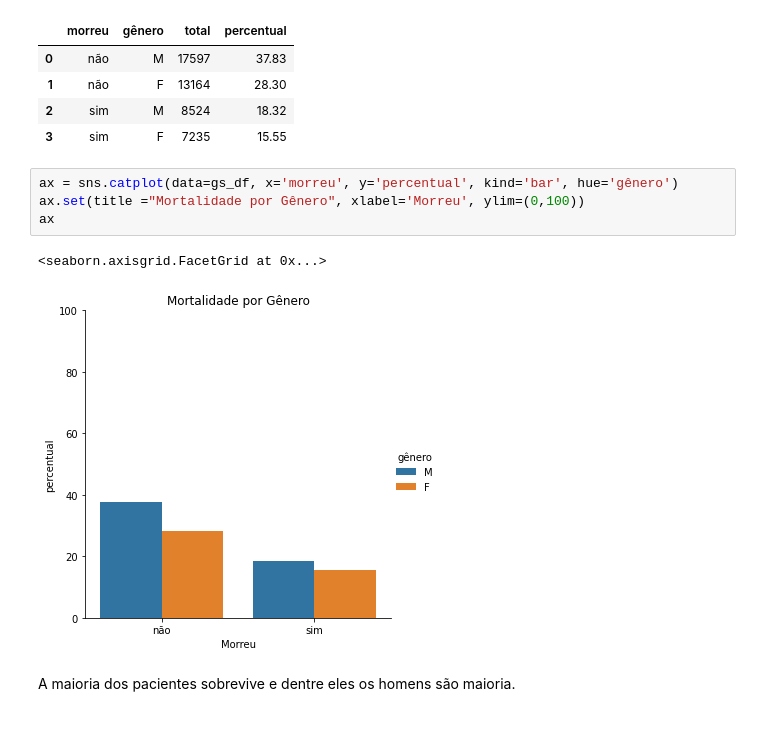
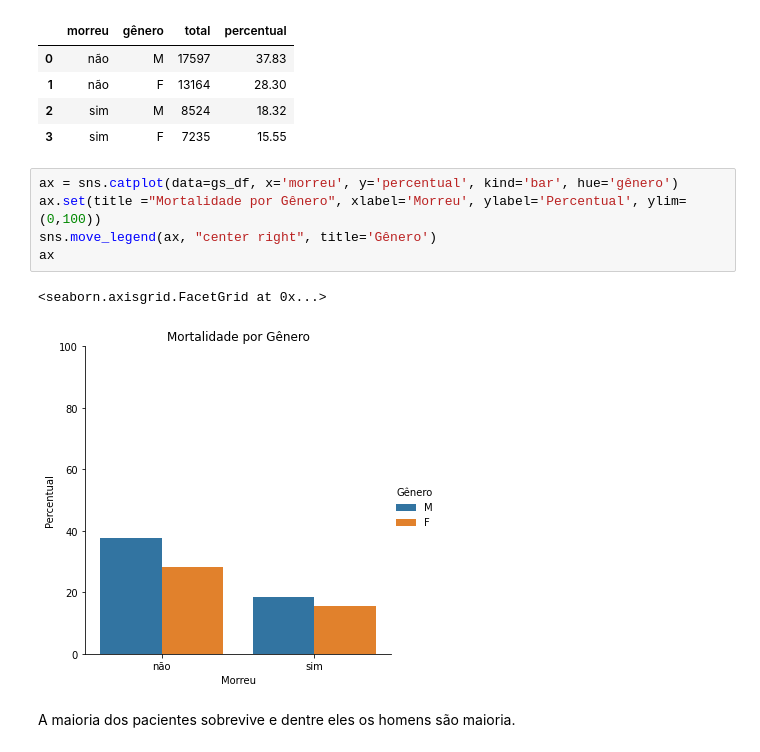
Before and after one commit to camila-cg/mimic-3, a Jupyter notebook: análise-exploratória.ipynb, the cells around one changed output. Saved outputs shown, nothing was run; the diff lists cells and outputs as text.

```diff
--- a/análise-exploratória.ipynb
+++ b/análise-exploratória.ipynb
@@ -81,11 +80,12 @@ gs_df
 | 3 | sim | F | 7235 | 15.55 |
 # %%
 ax = sns.catplot(data=gs_df, x='morreu', y='percentual', kind='bar', hue='gênero')
-ax.set(title ="Mortalidade por Gênero", xlabel='Morreu', ylim=(0,100))
+ax.set(title ="Mortalidade por Gênero", xlabel='Morreu', ylabel='Percentual', ylim=(0,100))
+sns.move_legend(ax, "center right", title='Gênero')
 ax
 # %% [output]
 <seaborn.axisgrid.FacetGrid at 0x...>
-[figure, old version]
+[figure, new version]
 # %% [markdown]
 A maioria dos pacientes sobrevive e dentre eles os homens são maioria.
 # %% [markdown]
```
Also changed, not shown: parts of 11 cells of this notebook.
